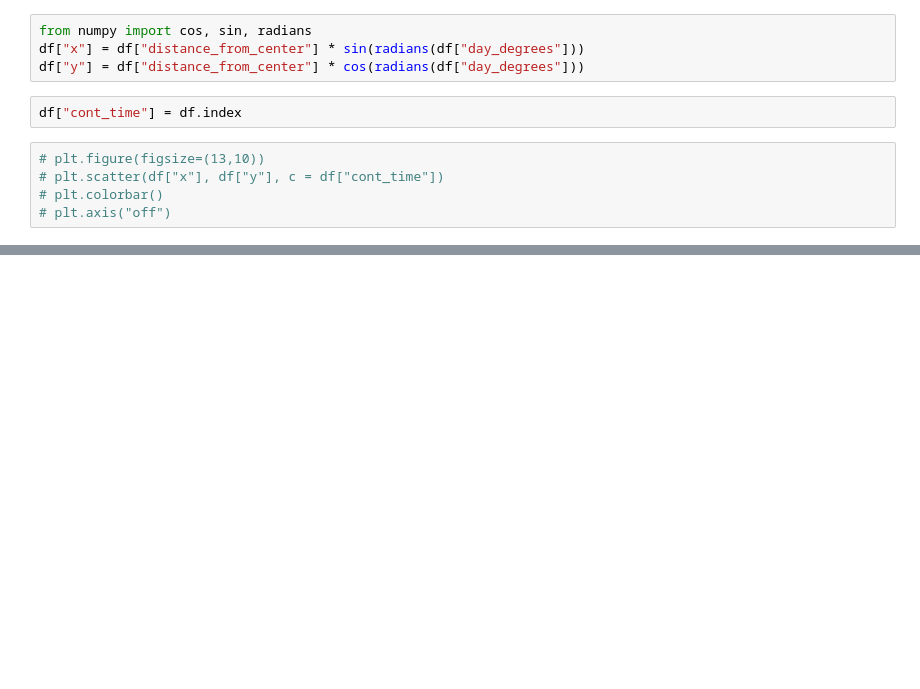
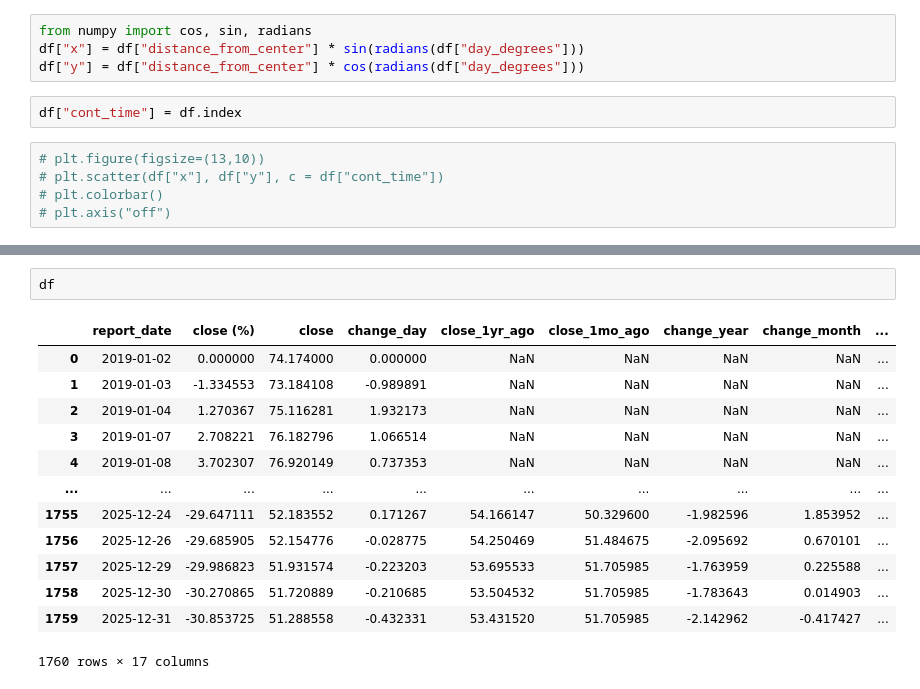
Before and after one commit to vinp505/DataViz, a Jupyter notebook: different_spiral.ipynb, the cells around one changed output, grey strips where cells are left out. Saved outputs shown, nothing was run; the diff lists cells and outputs as text; blank space fills up the shorter version.

```diff
--- a/different_spiral.ipynb
+++ b/different_spiral.ipynb
@@ -348,0 +712,16 @@ ring_num
+# %%
+df
+# %% [output]
+|  | report_date | close (%) | close | change_day | close_1yr_ago | close_1mo_ago | change_year | change_month | ... |
+| 0 | 2019-01-02 | 0.000000 | 74.174000 | 0.000000 | NaN | NaN | NaN | NaN | ... |
+| 1 | 2019-01-03 | -1.334553 | 73.184108 | -0.989891 | NaN | NaN | NaN | NaN | ... |
+| 2 | 2019-01-04 | 1.270367 | 75.116281 | 1.932173 | NaN | NaN | NaN | NaN | ... |
+| 3 | 2019-01-07 | 2.708221 | 76.182796 | 1.066514 | NaN | NaN | NaN | NaN | ... |
+| 4 | 2019-01-08 | 3.702307 | 76.920149 | 0.737353 | NaN | NaN | NaN | NaN | ... |
+| ... | ... | ... | ... | ... | ... | ... | ... | ... | ... |
+| 1755 | 2025-12-24 | -29.647111 | 52.183552 | 0.171267 | 54.166147 | 50.329600 | -1.982596 | 1.853952 | ... |
+| 1756 | 2025-12-26 | -29.685905 | 52.154776 | -0.028775 | 54.250469 | 51.484675 | -2.095692 | 0.670101 | ... |
+| 1757 | 2025-12-29 | -29.986823 | 51.931574 | -0.223203 | 53.695533 | 51.705985 | -1.763959 | 0.225588 | ... |
+| 1758 | 2025-12-30 | -30.270865 | 51.720889 | -0.210685 | 53.504532 | 51.705985 | -1.783643 | 0.014903 | ... |
+| 1759 | 2025-12-31 | -30.853725 | 51.288558 | -0.432331 | 53.431520 | 51.705985 | -2.142962 | -0.417427 | ... |
+1760 rows × 17 columns
```
Also changed, not shown: parts of 14 cells of this notebook.
